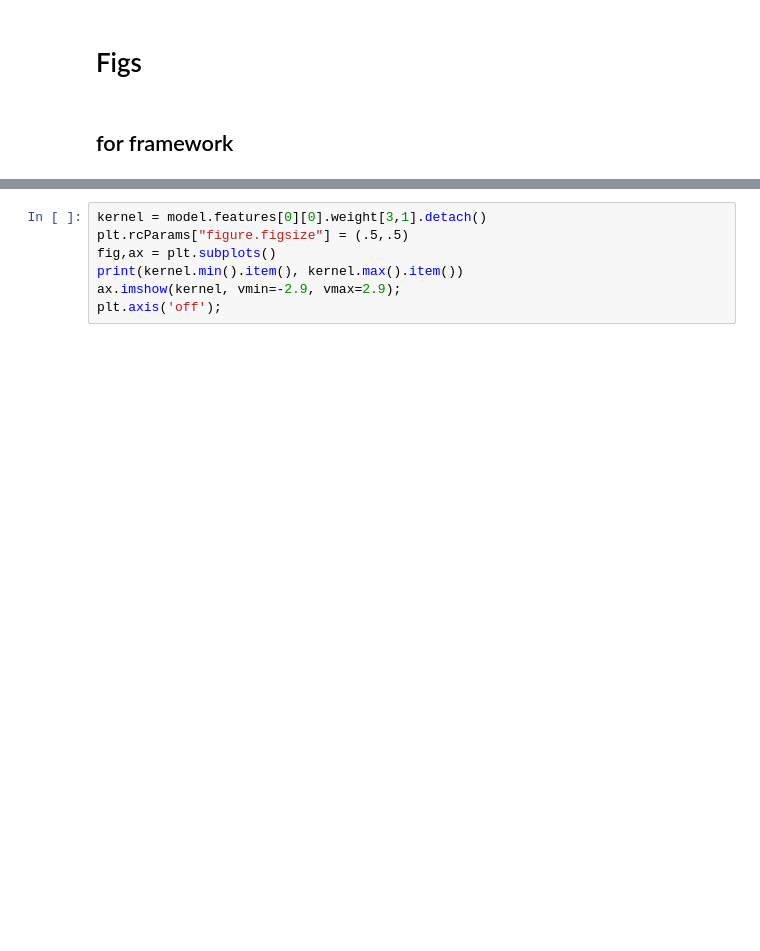
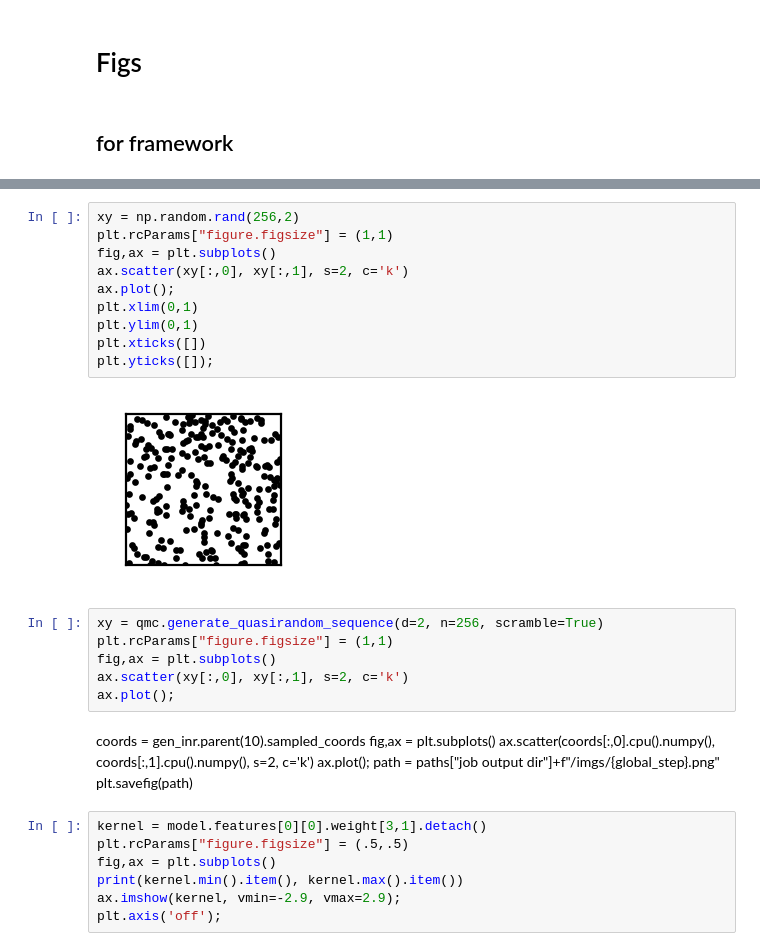
Before and after one commit to clintonjwang/inrnet, a Jupyter notebook: inrnet/scratchpad.ipynb, the cells around one changed output, grey strips where cells are left out. Drawn from its saved outputs; the diff is of its cells as text; blank space fills up the shorter version.

```diff
--- a/inrnet/scratchpad.ipynb
+++ b/inrnet/scratchpad.ipynb
@@ -563,3 +613,28 @@ plt.savefig(path)
+# %%
+xy = np.random.rand(256,2)
+plt.rcParams["figure.figsize"] = (1,1)
+fig,ax = plt.subplots()
+ax.scatter(xy[:,0], xy[:,1], s=2, c='k')
+ax.plot();
+plt.xlim(0,1)
+plt.ylim(0,1)
+plt.xticks([])
+plt.yticks([]);
+# %% [output]
+[figure, added]
+# %%
+xy = qmc.generate_quasirandom_sequence(d=2, n=256, scramble=True)
+plt.rcParams["figure.figsize"] = (1,1)
+fig,ax = plt.subplots()
+ax.scatter(xy[:,0], xy[:,1], s=2, c='k')
+ax.plot();
+# %% [markdown]
+coords = gen_inr.parent(10).sampled_coords
+fig,ax = plt.subplots()
+ax.scatter(coords[:,0].cpu().numpy(), coords[:,1].cpu().numpy(), s=2, c='k')
+ax.plot();
+path = paths["job output dir"]+f"/imgs/{global_step}.png"
+plt.savefig(path)
 # %%
 kernel = model.features[0][0].weight[3,1].detach()
 plt.rcParams["figure.figsize"] = (.5,.5)
```
Also changed, not shown: parts of 23 cells of this notebook, 13 other files.
